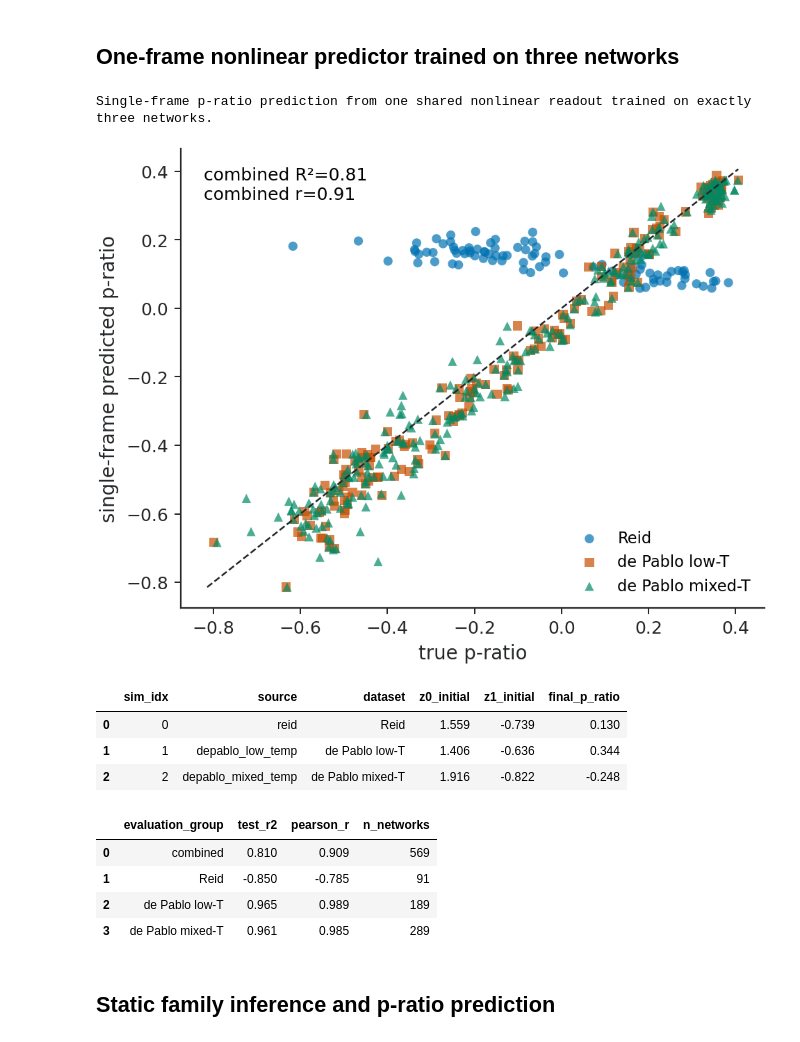
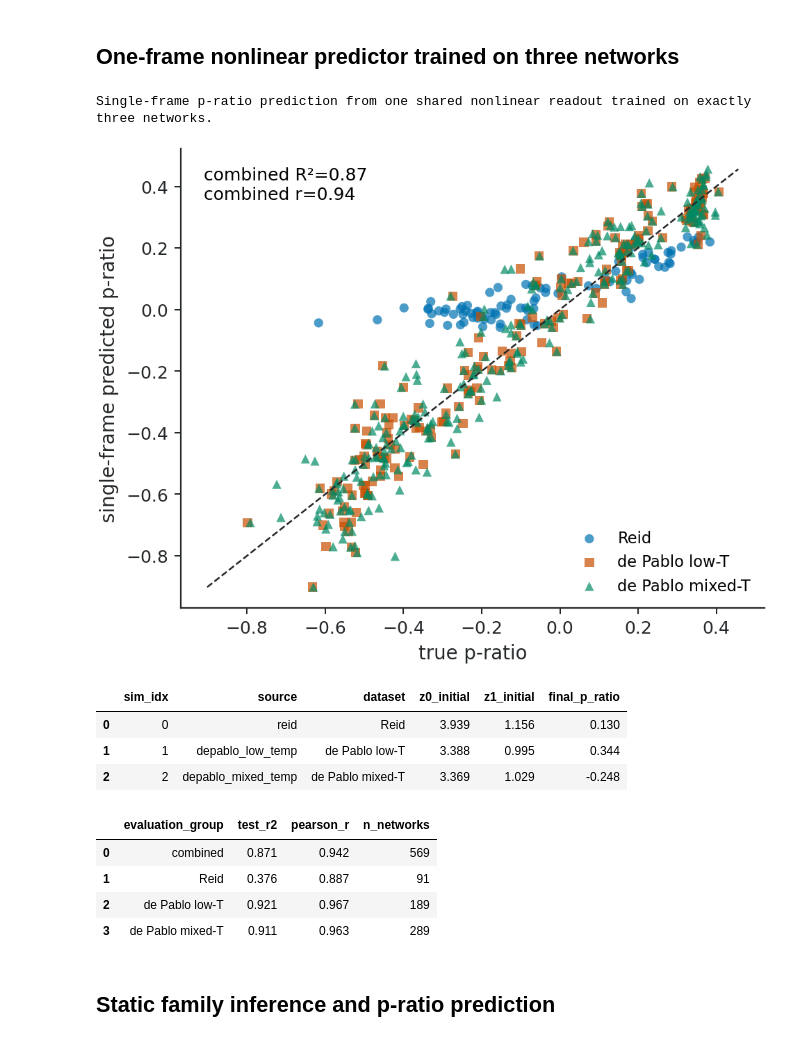
Before and after one commit to alex-zhilkin/DL-course-project, a Jupyter notebook: notebooks/latent_space/06_mixed_dataset_shared_latent_space.ipynb, the cells around one changed output. Saved outputs shown, nothing was run; the diff lists cells and outputs as text; code cells hidden in the pictures.

```diff
--- a/notebooks/latent_space/06_mixed_dataset_shared_latent_space.ipynb
+++ b/notebooks/latent_space/06_mixed_dataset_shared_latent_space.ipynb
@@ -42,7 +42,6 @@ DEVICE
 ## Configuration
 # %%
 SEED = 786
-FORCE_TRAIN = True
 TRAIN_PER_SOURCE = 1
 VAL_PER_SOURCE = 10
 LATENT_DIM = 2
@@ -65,11 +64,10 @@ AE_CONFIG = {
     'max_epochs': 80, 'patience': 8, 'lr': 1e-4, 'weight_decay': 1e-5,
     'node_feature_mode': 'normalized_delta', 'target_mode': 'normalized_delta',
     'coordinate_normalization': 'position_normalization',
-    'reference_context_mode': 'physical',
     'edge_mode': 'compact_stored',
     'edge_feature_schema': 'compact_unique_edge_changes_v1',
 }
-CACHE_IDENTITY = {'seed': SEED, 'datasets': {key: str(value['path']) for key,value in DATASETS.items()}, 'train_per_source': TRAIN_PER_SOURCE, 'val_per_source': VAL_PER_SOURCE, 'ae': AE_CONFIG}
+CACHE_IDENTITY = {'seed': SEED, 'datasets': {key: str(value['path']) for key,value in DATASETS.items()}, 'train_per_source': TRAIN_PER_SOURCE, 'val_per_source': VAL_PER_SOURCE, 'normalized_box': '[-1,1]^2', 'original_reference_context': True, 'stiffness_passthrough': True, 'ae': AE_CONFIG}
 CACHE_TAG = hashlib.sha1(json.dumps(CACHE_IDENTITY, sort_keys=True).encode()).hexdigest()[:12]
 if not DATASETS:
     raise ValueError('Enable at least one entry in DATASETS.')
@@ -89,7 +87,7 @@ experiment_config = {
     'frame_skip': 1, 'train_frame_start_order': 0,
     'early_stop_min_delta': 1e-5,
     'model_seed': SEED, 'repeat_idx': 1, 'should_rollout': False,
-    'should_train_propagator': False, 'force_train': FORCE_TRAIN, 'cache_path': str(AE_CACHE),
+    'should_train_propagator': False, 'force_train': False, 'cache_path': str(AE_CACHE),
     'cache_require_matching_config': True,
 }
 mixture = [
@@ -150,0 +157,28 @@ display(descriptor_df.groupby(['split','dataset']).agg(networks=('sim_idx','coun
+# %%
+from lss.latent.simulation import compact_edge_features, compact_reference_edge_features, frame_node_feature, reference_positions_for_model
+
+ATTRIBUTION_SPLIT = 'train'
+ATTRIBUTION_DATASET = next(iter(DATASETS))
+ATTRIBUTION_NETWORK = 0
+matching = [sim for sim in result[f'{ATTRIBUTION_SPLIT}_data'] if str(getattr(sim[0], 'source_name', '')) == ATTRIBUTION_DATASET]
+sim = matching[ATTRIBUTION_NETWORK]
+graph = sim[0]
+model = result['ae'].eval()
+params = result['params']
+stats = result['normalizers']
+ref_pos = reference_positions_for_model(graph, pos_dim=2, device=DEVICE).detach()
+node_input = frame_node_feature(sim, 0, pos_dim=2, mode=params['node_feature_mode'], device=DEVICE)
+node_input = ((node_input-stats['node_feature_mean'].to(DEVICE))/stats['node_feature_std'].to(DEVICE)).detach()
+edge_index = graph.edge_index.to(DEVICE).long()
+edge_input = compact_edge_features(graph, graph, pos_dim=2, device=DEVICE)
+edge_input = ((edge_input-stats['edge_mean'].to(DEVICE))/stats['edge_std'].to(DEVICE)).detach()
+ref_edge_input = compact_reference_edge_features(graph, pos_dim=2, device=DEVICE)
+ref_edge_input = ((ref_edge_input-stats['ref_edge_mean'].to(DEVICE))/stats['ref_edge_std'].to(DEVICE)).detach()
+batch = torch.zeros(len(ref_pos), dtype=torch.long, device=DEVICE)
+
+def attributed_latent(position=ref_pos, reference_edges=ref_edge_input):
+    with torch.no_grad():
+        latent, _ = model.encode(node_input, position, edge_input, reference_edges, edge_index, batch)
+    return latent[0]
+
+# Graph-context attribution calculations and graph renderings are omitted; the shared encoder inputs above are reused below.
@@ -513,7 +780,7 @@ with torch.no_grad():
             'sim_idx': sim_idx, 'source': source_name,
             'dataset': SOURCE_LABELS.get(source_name, source_name),
             'z0_initial': float(z[0]), 'z1_initial': float(z[1]),
-            'final_p_ratio': ground_truth_p_ratio(sim, -1, dataset_name=source_name, experiment_config=experiment_config),
+            'final_p_ratio': ground_truth_p_ratio(sim, -1, dataset_name=source_name, cfg=experiment_config),
         })
 three_example_train = pd.DataFrame(three_example_rows)
 assert len(three_example_train) == TRAIN_PER_SOURCE * len(DATASETS)
@@ -540,43 +807,43 @@ for epoch in range(1500):
     loss = torch.nn.functional.mse_loss(prediction, (train_y-static_y_mean)/static_y_std)
     loss.backward(); optimizer.step()
 
 static_mlp.eval()
 three_example_test = test_descriptors[['dataset','sim_idx','z0_initial','z1_initial','final_p_ratio']].dropna().copy()
 test_x = torch.as_tensor(three_example_test[['z0_initial','z1_initial']].to_numpy(float), dtype=torch.float32, device=DEVICE)
 with torch.no_grad():
     predicted = static_mlp((test_x-static_z_mean)/static_z_std)*static_y_std + static_y_mean
 three_example_test['predicted_p_ratio'] = predicted.cpu().numpy()
 three_example_rows = []
 for label, group in [('combined',three_example_test), *[(dataset,three_example_test[three_example_test.dataset.eq(dataset)]) for dataset in DATASET_LABELS]]:
     three_example_rows.append({'evaluation_group': label, 'test_r2': r2_score(group.final_p_ratio, group.predicted_p_ratio), 'pearson_r': pearson_r(group.final_p_ratio, group.predicted_p_ratio), 'n_networks': len(group)})
 three_example_scores = pd.DataFrame(three_example_rows)
 three_example_train.to_csv(OUTPUT/'three_example_static_mlp_training_points.csv', index=False)
 three_example_test.to_csv(OUTPUT/'three_example_static_mlp_predictions.csv', index=False)
 three_example_scores.to_csv(OUTPUT/'three_example_static_mlp_scores.csv', index=False)
 torch.save({'model_state_dict': {k:v.detach().cpu() for k,v in static_mlp.state_dict().items()}, 'z_mean': static_z_mean.cpu(), 'z_std': static_z_std.cpu(), 'y_mean': static_y_mean.cpu(), 'y_std': static_y_std.cpu(), 'hidden_size': 8, 'training_networks': len(three_example_train)}, OUTPUT/'active_source_static_mlp.pt')
 print('Single-frame p-ratio prediction from one shared nonlinear readout trained on exactly three networks.')
 fig, ax = plt.subplots(figsize=PAPER_FIGSIZE, constrained_layout=True)
 for dataset, group in three_example_test.groupby('dataset', sort=False):
     key, marker = SOURCE_STYLES[dataset]
     ax.scatter(group.final_p_ratio, group.predicted_p_ratio, s=28, alpha=.7, marker=marker, color=SOURCE_COLORS[dataset], edgecolor='none', label=dataset)
 limits=np.r_[three_example_test.final_p_ratio,three_example_test.predicted_p_ratio]; lo,hi=np.nanmin(limits),np.nanmax(limits)
 ax.plot([lo,hi],[lo,hi],'--',color=PAPER_COLORS['ink'],lw=1)
 combined_three = three_example_scores.query("evaluation_group == 'combined'").iloc[0]
 ax.text(.04,.96,f"combined R²={combined_three.test_r2:.2f}\ncombined r={combined_three.pearson_r:.2f}", transform=ax.transAxes, ha='left', va='top')
 style_axes(ax,xlabel='true p-ratio',ylabel='single-frame predicted p-ratio',legend=True)
 plt.show(); display(three_example_train.round(3)); display(three_example_scores.round(3))
 # %% [output]
 Single-frame p-ratio prediction from one shared nonlinear readout trained on exactly three networks.
-[figure, old version]
+[figure, new version]
 |  | sim_idx | source | dataset | z0_initial | z1_initial | final_p_ratio |
-| 0 | 0 | reid | Reid | 1.559 | -0.739 | 0.130 |
-| 1 | 1 | depablo_low_temp | de Pablo low-T | 1.406 | -0.636 | 0.344 |
-| 2 | 2 | depablo_mixed_temp | de Pablo mixed-T | 1.916 | -0.822 | -0.248 |
+| 0 | 0 | reid | Reid | 3.939 | 1.156 | 0.130 |
+| 1 | 1 | depablo_low_temp | de Pablo low-T | 3.388 | 0.995 | 0.344 |
+| 2 | 2 | depablo_mixed_temp | de Pablo mixed-T | 3.369 | 1.029 | -0.248 |
 |  | evaluation_group | test_r2 | pearson_r | n_networks |
-| 0 | combined | 0.810 | 0.909 | 569 |
-| 1 | Reid | -0.850 | -0.785 | 91 |
-| 2 | de Pablo low-T | 0.965 | 0.989 | 189 |
-| 3 | de Pablo mixed-T | 0.961 | 0.985 | 289 |
+| 0 | combined | 0.871 | 0.942 | 569 |
+| 1 | Reid | 0.376 | 0.887 | 91 |
+| 2 | de Pablo low-T | 0.921 | 0.967 | 189 |
+| 3 | de Pablo mixed-T | 0.911 | 0.963 | 289 |
 # %% [markdown]
 ## Static family inference and p-ratio prediction
 # %%
```
Also changed, not shown: parts of 16 cells of this notebook, 53 other files.
